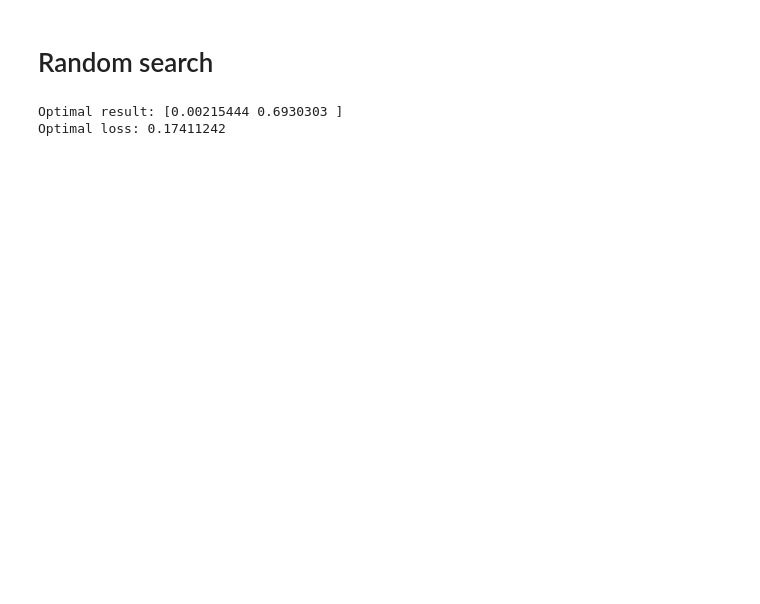
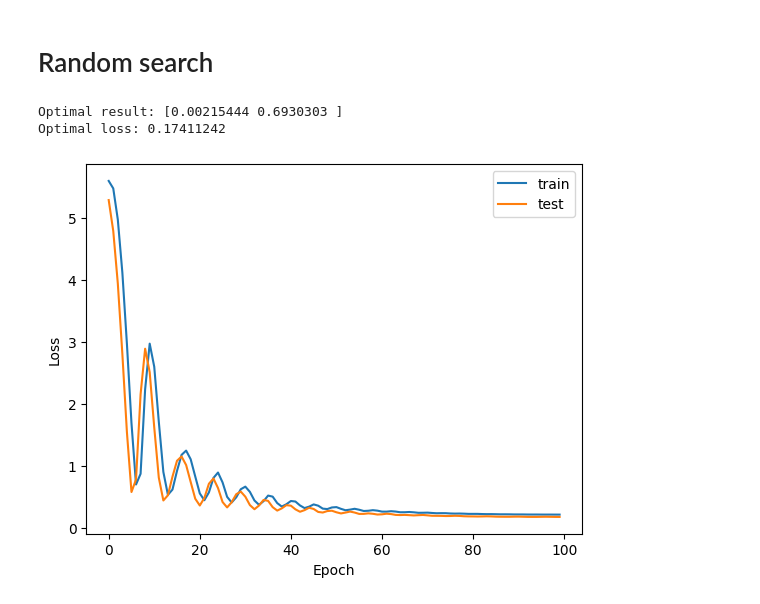
Before and after one commit to TheodoreWolf/hyperoptax, a Jupyter notebook: notebooks/grid_search.ipynb, the cells around one changed output. Saved outputs shown, nothing was run; the diff lists cells and outputs as text; code cells hidden in the pictures; blank space fills up the shorter version.

```diff
--- a/notebooks/grid_search.ipynb
+++ b/notebooks/grid_search.ipynb
@@ -115,7 +115,7 @@ Optimal loss: 0.17982173
 # %% [markdown]
 # Random search
 # %%
-search = RandomSearch(search_space, wrapper, n_parallel=10)
+search = RandomSearch(search_space, wrapper)
 result = search.optimise(n_iterations).flatten()
 
 print("Optimal result:", result)
@@ -123,3 +123,14 @@ print("Optimal loss:", -wrapper(result[0], result[1]))
 # %% [output]
 Optimal result: [0.00215444 0.6930303 ]
 Optimal loss: 0.17411242
+# %%
+# Plot the losses
+ts, losses = make_and_train_model(result[0], result[1], 100)
+plt.plot(losses[0], label="train")
+plt.plot(losses[1], label="test")
+plt.xlabel("Epoch")
+plt.ylabel("Loss")
+plt.legend()
+plt.show()
+# %% [output]
+[figure, added]
```
Also changed, not shown: parts of 1 cell of this notebook, 3 other files.
